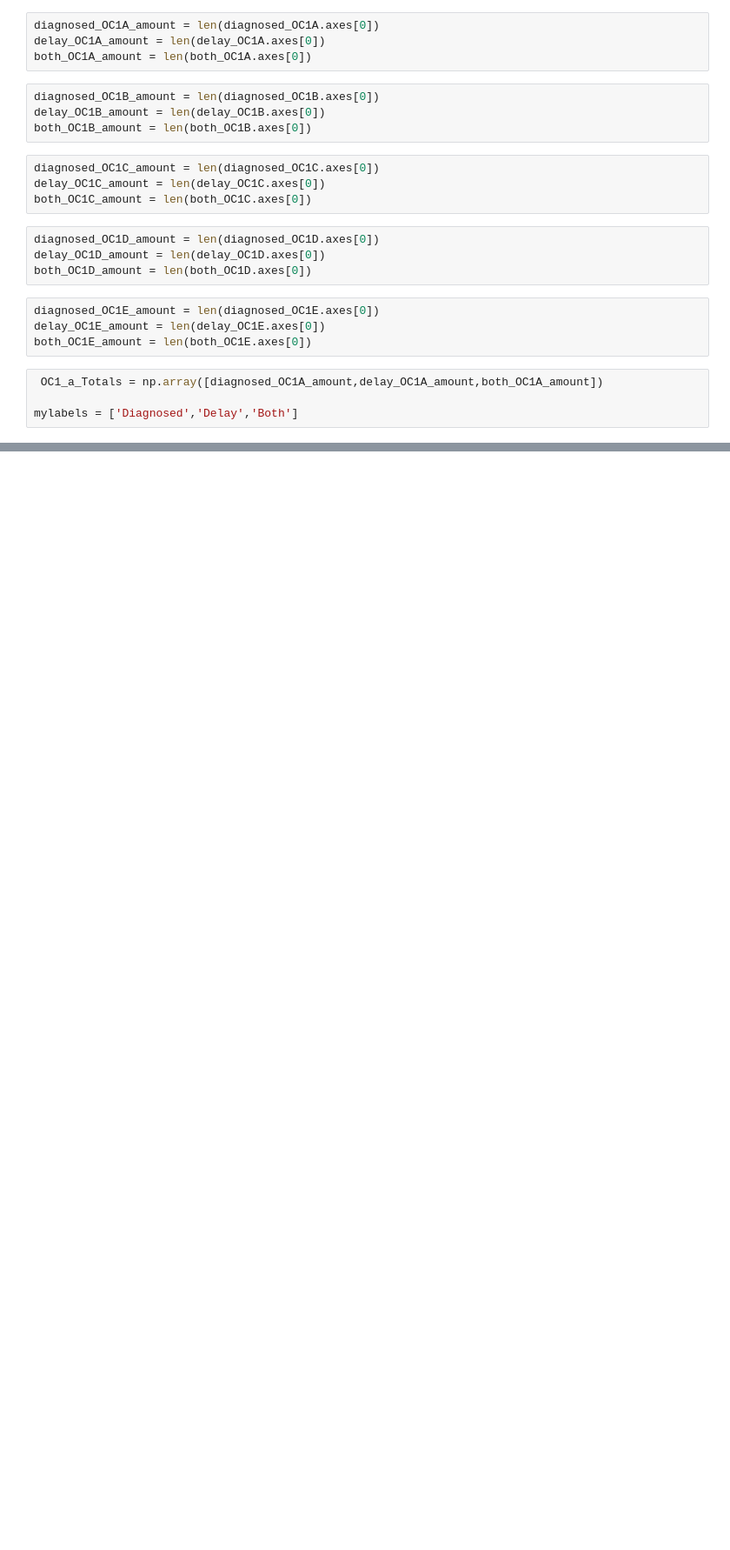
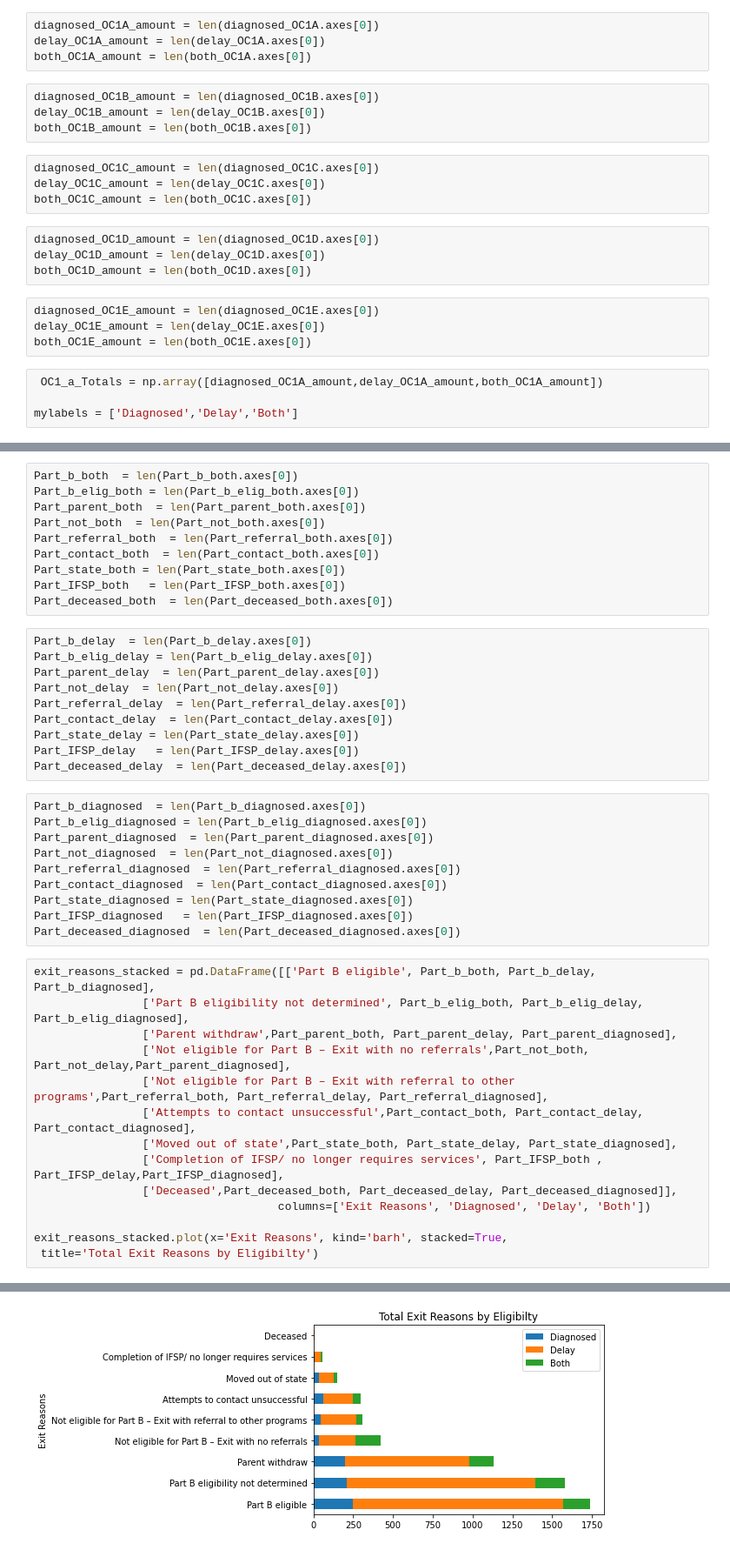
Before and after one commit to NSS-Data-Analytics-Cohort-7/didd-kha-keys-shorts, a Jupyter notebook: Notebook/DIDD_Da7.ipynb, the cells around one changed output, grey strips where cells are left out. Shown at 87% size. Drawn from its saved outputs; the diff is of its cells as text; blank space fills up the shorter version.

```diff
--- a/Notebook/DIDD_Da7.ipynb
+++ b/Notebook/DIDD_Da7.ipynb
@@ -203,0 +327,45 @@ df.plot(x='Outcomes', kind='bar', stacked=True,
+# %%
+Part_b_both  = len(Part_b_both.axes[0])
+Part_b_elig_both = len(Part_b_elig_both.axes[0])
+Part_parent_both  = len(Part_parent_both.axes[0])
+Part_not_both  = len(Part_not_both.axes[0])
+Part_referral_both  = len(Part_referral_both.axes[0])
+Part_contact_both  = len(Part_contact_both.axes[0])
+Part_state_both = len(Part_state_both.axes[0])
+Part_IFSP_both   = len(Part_IFSP_both.axes[0])
+Part_deceased_both  = len(Part_deceased_both.axes[0])
+# %%
+Part_b_delay  = len(Part_b_delay.axes[0])
+Part_b_elig_delay = len(Part_b_elig_delay.axes[0])
+Part_parent_delay  = len(Part_parent_delay.axes[0])
+Part_not_delay  = len(Part_not_delay.axes[0])
+Part_referral_delay  = len(Part_referral_delay.axes[0])
+Part_contact_delay  = len(Part_contact_delay.axes[0])
+Part_state_delay = len(Part_state_delay.axes[0])
+Part_IFSP_delay   = len(Part_IFSP_delay.axes[0])
+Part_deceased_delay  = len(Part_deceased_delay.axes[0])
+# %%
+Part_b_diagnosed  = len(Part_b_diagnosed.axes[0])
+Part_b_elig_diagnosed = len(Part_b_elig_diagnosed.axes[0])
+Part_parent_diagnosed  = len(Part_parent_diagnosed.axes[0])
+Part_not_diagnosed  = len(Part_not_diagnosed.axes[0])
+Part_referral_diagnosed  = len(Part_referral_diagnosed.axes[0])
+Part_contact_diagnosed  = len(Part_contact_diagnosed.axes[0])
+Part_state_diagnosed = len(Part_state_diagnosed.axes[0])
+Part_IFSP_diagnosed   = len(Part_IFSP_diagnosed.axes[0])
+Part_deceased_diagnosed  = len(Part_deceased_diagnosed.axes[0])
+# %%
+exit_reasons_stacked = pd.DataFrame([['Part B eligible', Part_b_both, Part_b_delay, Part_b_diagnosed],
+                ['Part B eligibility not determined', Part_b_elig_both, Part_b_elig_delay, Part_b_elig_diagnosed],
+                ['Parent withdraw',Part_parent_both, Part_parent_delay, Part_parent_diagnosed],
+                ['Not eligible for Part B – Exit with no referrals',Part_not_both, Part_not_delay,Part_parent_diagnosed],
+                ['Not eligible for Part B – Exit with referral to other programs',Part_referral_both, Part_referral_delay, Part_referral_diagnosed],
+                ['Attempts to contact unsuccessful',Part_contact_both, Part_contact_delay, Part_contact_diagnosed],
+                ['Moved out of state',Part_state_both, Part_state_delay, Part_state_diagnosed],
+                ['Completion of IFSP/ no longer requires services', Part_IFSP_both , Part_IFSP_delay,Part_IFSP_diagnosed],
+                ['Deceased',Part_deceased_both, Part_deceased_delay, Part_deceased_diagnosed]],
+                                    columns=['Exit Reasons', 'Diagnosed', 'Delay', 'Both'])
+
+exit_reasons_stacked.plot(x='Exit Reasons', kind='barh', stacked=True,
+ title='Total Exit Reasons by Eligibilty')
+# %% [output]
@@ -203,0 +373 @@ df.plot(x='Outcomes', kind='bar', stacked=True,
+[figure, added]
```
Also changed, not shown: parts of 20 cells of this notebook, 1 other file.
